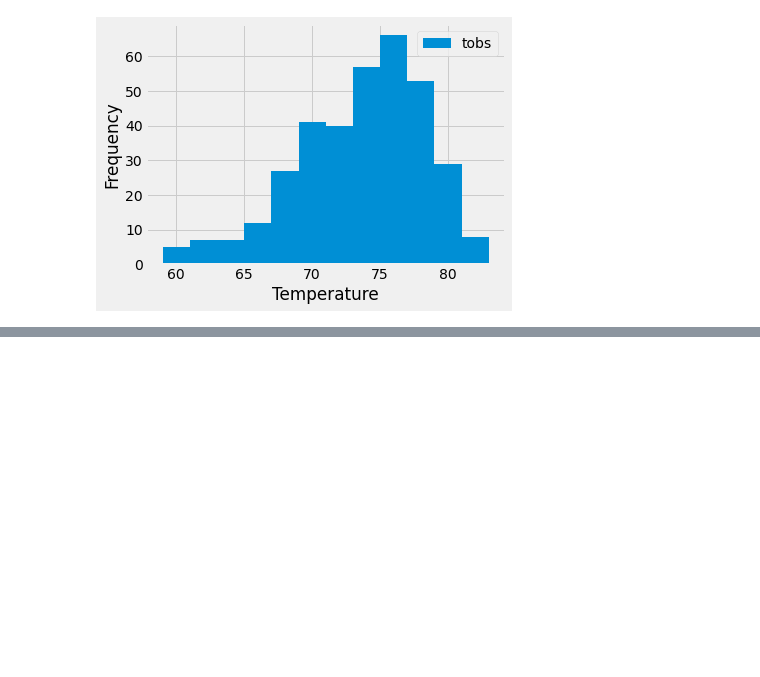
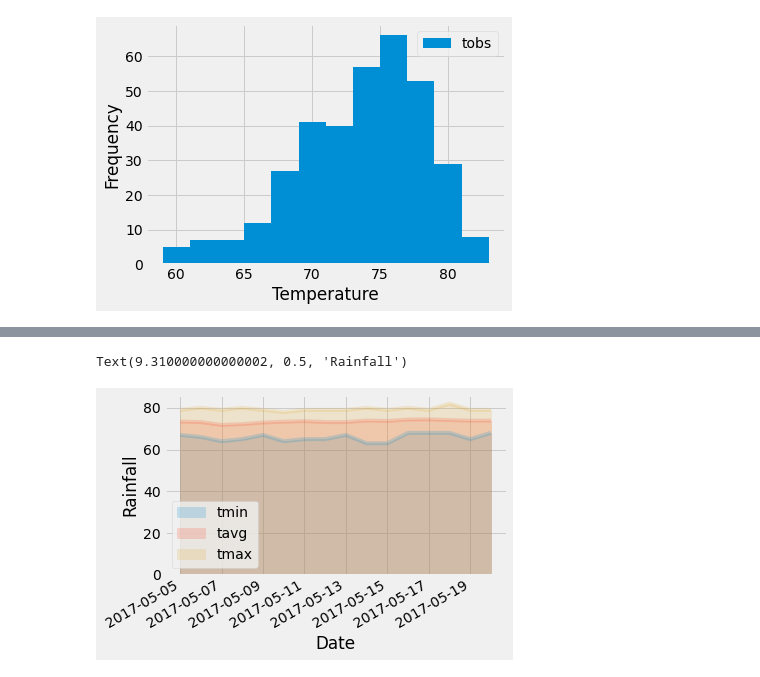
Before and after one commit to manishalal145/SQLAlchemyChallenge, a Jupyter notebook: ClimateAnalysis&DataExploration.ipynb, the cells around one changed output, grey strips where cells are left out. Cells and saved outputs as stored; diff of their text form; code cells hidden in the pictures; blank space fills up the shorter version.

```diff
--- a/ClimateAnalysis&DataExploration.ipynb
+++ b/ClimateAnalysis&DataExploration.ipynb
@@ -159,0 +254,21 @@ Text(0.5, -1.340000000000014, 'Temperature')
+# %%
+# calculate the daily normals for your August trip
+# push each tuple of calculations into a list called `normals`
+
+# Set the start and end date of the trip
+start_date = '2017-05-05'
+end_date = '2017-05-20'
+
+# Use the start and end date to create a range of dates
+range_dates = pd.date_range(start_date, end_date)
+
+# Strip off the year and save a list of strings in the format %m-%d
+new_list = range_dates.strftime('%m-%d')
+
+# Use the `daily_normals` function to calculate the normals for each date string
+# and append the results to a list called `normals`.
+normals = []
+for date in new_list:
+    normals.append(*daily_normals(date))
+
+normals
@@ -159,0 +292,6 @@ Text(0.5, -1.340000000000014, 'Temperature')
+# %%
+# Load the previous query results into a Pandas DataFrame and add the `trip_dates` range as the `date` index
+df = pd.DataFrame(normals, columns=['tmin', 'tavg', 'tmax'])
+df['date'] = range_dates
+df.set_index(['date'],inplace=True)
+df
@@ -159,0 +317,9 @@ Text(0.5, -1.340000000000014, 'Temperature')
+# %%
+# Plot the daily normals as an area plot with `stacked=False`
+df.plot(kind='area', stacked=False, x_compat=True, alpha=.2)
+plt.tight_layout()
+plt.xlabel("Date")
+plt.ylabel("Rainfall")
+# %% [output]
+Text(9.310000000000002, 0.5, 'Rainfall')
+[figure, added]
```
Also changed, not shown: parts of 10 cells of this notebook.
